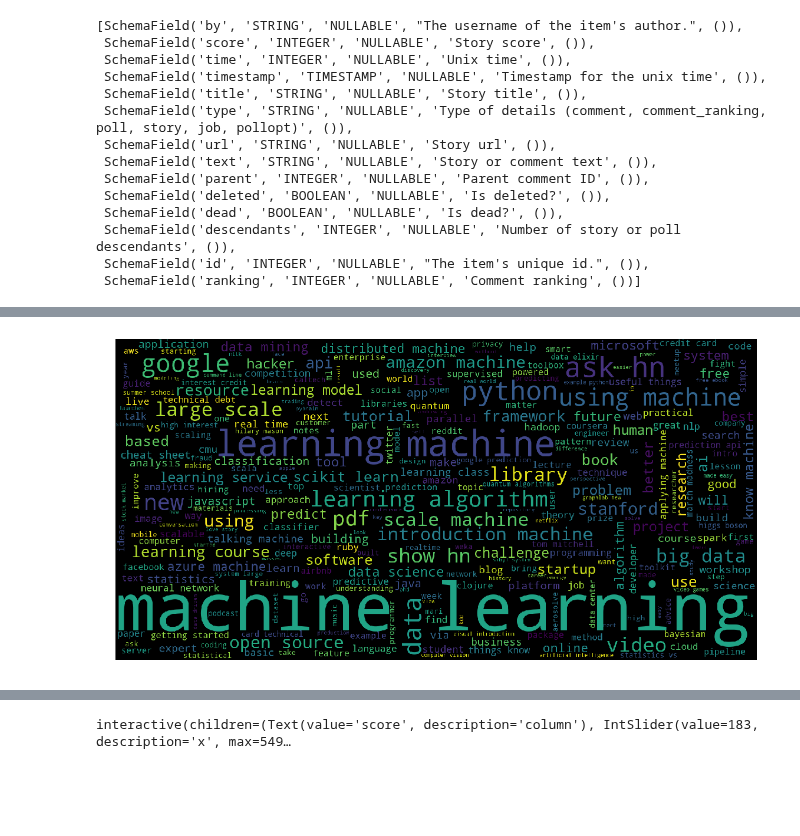
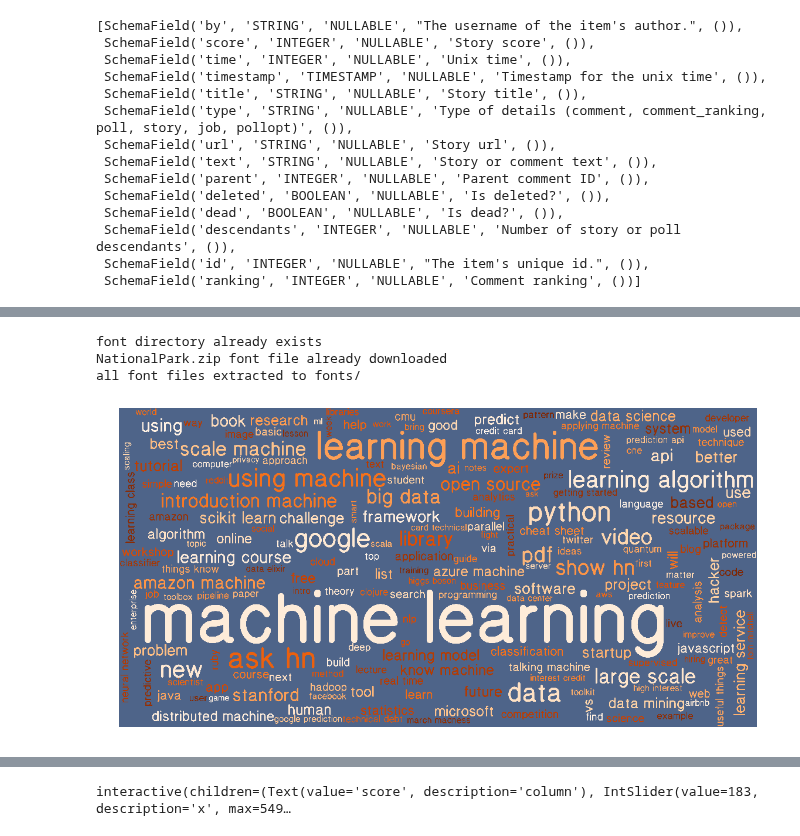
Before and after one commit to surfaceowl/probable-eureka_scikit-learn, a Jupyter notebook: GCP_bigquery_example.ipynb, the cells around one changed output, grey strips where cells are left out. Cells and saved outputs as stored; diff of their text form; code cells hidden in the pictures; blank space fills up the shorter version.

```diff
--- a/GCP_bigquery_example.ipynb
+++ b/GCP_bigquery_example.ipynb
@@ -140,14 +154,0 @@ headlines.to_csv("hackernews_ML_articles.csv" ,  sep=',', header=True)
-# %%
-words = ' '.join(headlines.title).lower()
-cloud = wordcloud.WordCloud(background_color='black',
-                            max_font_size=200,
-                            width=1600,
-                            height=800,
-                            max_words=300,
-                            relative_scaling=.5).generate(words)
-plt.figure(figsize=(20,10))
-plt.axis('off')
-plt.savefig('kaggle-hackernews.png')
-plt.imshow(cloud);
-# %% [output]
-[figure, removed]
@@ -154,3 +157,67 @@ plt.imshow(cloud);
+# %%
+# download nicer font for wordcloud
+# free national park font: https://nationalparktypeface.com/Download
+# download URL: https://files.cargocollective.com/c206464/NationalPark.zip
+# if we haven't downloaded fonts, create a font dir; then download and unzip
+font_dir = "fonts"
+font_dir_exists = os.path.isdir(font_dir)
+font_zipfile = os.path.exists("NationalPark.zip")
+
+if not font_dir_exists:
+    new_font_dir = os.path.join(os.getcwd(), "fonts")
+    try:
+        os.mkdir(new_font_dir)
+    except OSError:
+        print ("Creation of the directory %s failed" % new_font_dir)
+    else:
+        print ("Successfully created the directory %s " % new_font_dir)
+        font_dir = os.path.isdir(font_dir)
+else:
+    print("font directory already exists")
+
+
+if not font_zipfile:
+    source_url = 'https://files.cargocollective.com/c206464/NationalPark.zip'
+    file = source_url.split('/')[-1]
+    print(file)
+    filename = wget.download(source_url)
+    print("file downloaded")
+    zf = zipfile.ZipFile(file)
+    zf.extractall(path="fonts", members=None, pwd=None)
+    # zipfile.ZipFile.extractall(path="fonts", mode='r', members=None, pwd=None)
+    print("all font files extracted to fonts/")
+else:
+    print("NationalPark.zip font file already downloaded")
+    source_url = 'https://files.cargocollective.com/c206464/NationalPark.zip'
+    file = source_url.split('/')[-1]
+    zf = zipfile.ZipFile(file)
+    zf.extractall(path="fonts", members=None, pwd=None)
+    # zipfile.ZipFile.extractall(path="fonts", mode='r', members=None, pwd=None)
+    print("all font files extracted to fonts/")
+# %% [output]
+font directory already exists
+NationalPark.zip font file already downloaded
+all font files extracted to fonts/
+# %%
+# create wordcloud
+words = ' '.join(headlines.title).lower()
+font_path = os.path.abspath("fonts/NationalPark-Regular.otf")  # replace default font
+
+# image looks cleaner if we set fig size first, and make wordcloud width/height very large
+plt.figure(figsize=(20,10))
+cloud = wordcloud.WordCloud(background_color='#4e6489',
+                            colormap='Oranges',
+                            font_path=font_path,
+                            max_font_size=600,
+                            width=5000,
+                            height=2500,
+                            max_words=200,
+                            relative_scaling=.5).generate(words)
+plt.axis('off')
+plt.savefig('kaggle-hackernews.png')
+plt.imshow(cloud);
+# %% [output]
+[figure, added]
 # %%
 headlines.head(5)
 # %% [output]
```
Also changed, not shown: parts of 23 cells of this notebook, 1 other file.
